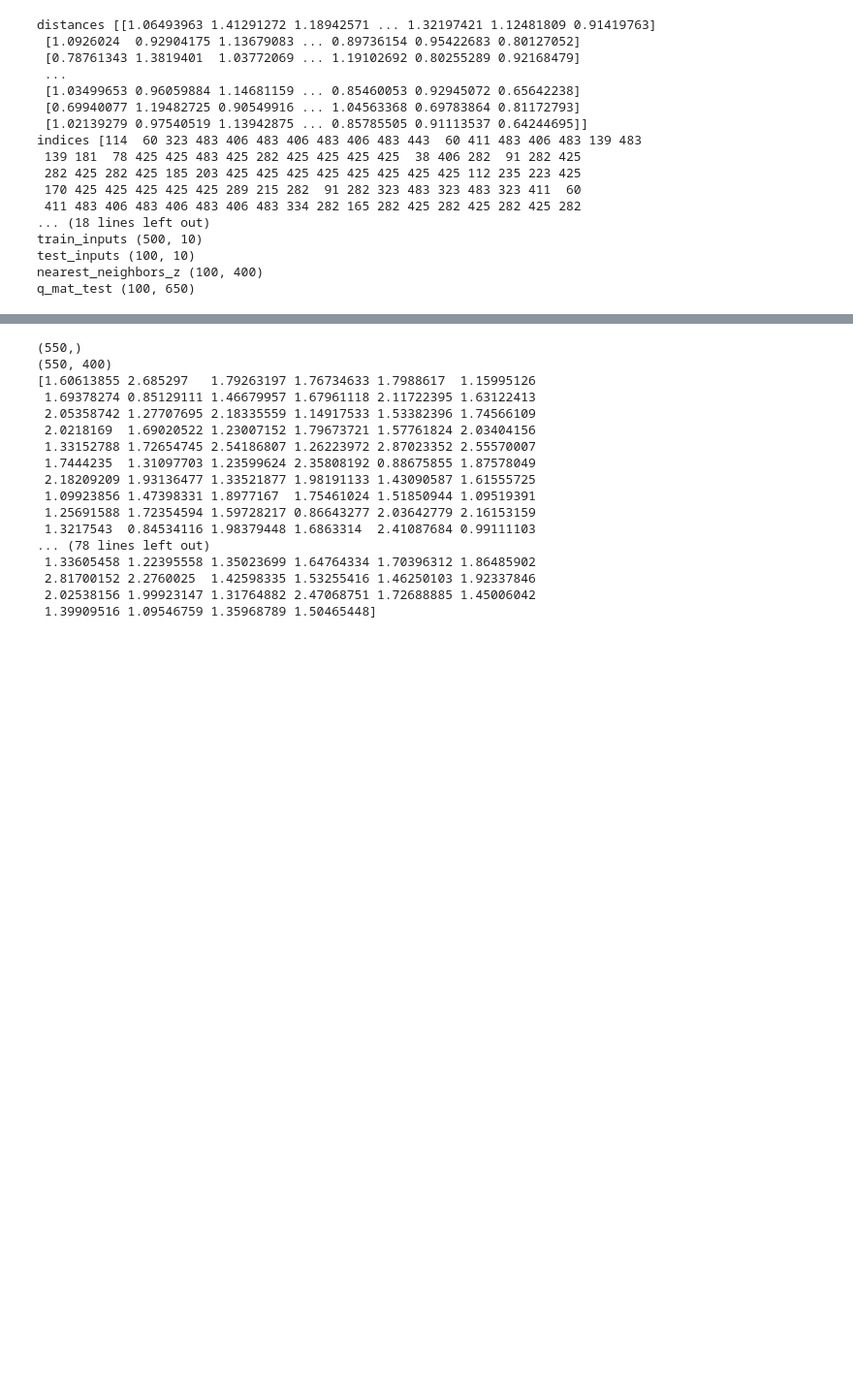
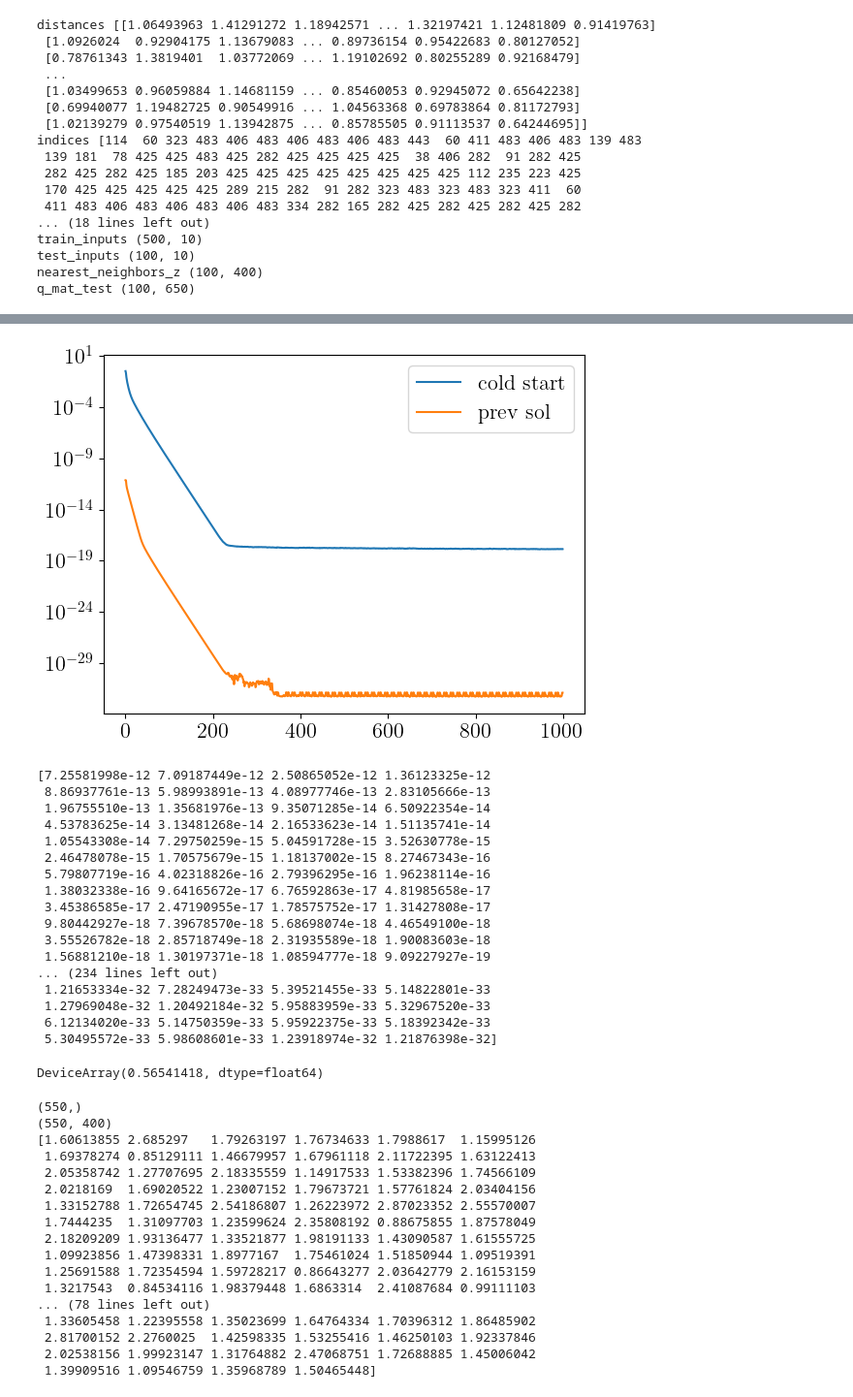
Before and after one commit to stellatogrp/l2ws, a Jupyter notebook: notebooks/mpc.ipynb, the cells around one changed output, grey strips where cells are left out. Shown at 97% size. Drawn from its saved outputs; the diff is of its cells as text; code cells hidden in the pictures; blank space fills up the shorter version.

```diff
--- a/notebooks/mpc.ipynb
+++ b/notebooks/mpc.ipynb
@@ -103,12 +117,14 @@ q_mat_test (100, 650)
 # %%
 # full evaluation on the test set with prev solution
 non_first_indices = jnp.mod(jnp.arange(N_test), num_traj) != 0
-non_last_indices = jnp.mod(jnp.arange(N_test), num_traj) != N_test.size - 1
-print('non_first_indices', non_first_indices.shape)
+non_last_indices = jnp.mod(jnp.arange(N_test), num_traj) != num_traj - 1
+# print(jnp.mod(jnp.arange(N_test), num_traj))
+print('non_first_indices', non_first_indices)
+print('non_last_indices', non_last_indices)
 q_mat_prev = q_mat_test[non_first_indices, :]
 prev_z = z_stars_test[non_last_indices, :]
 prev_sol_out = osqp_model.evaluate(k, prev_z,
                                     q_mat_prev, z_stars=None,
                                     fixed_ws=True, tag='test')
-prev_sol_losses = nn_eval_out[1][1].mean(axis=0)
+prev_sol_losses = prev_sol_out[1][1].mean(axis=0)
 # %% [output]
@@ -128,3 +154,36 @@ plt.show()
+# %%
+plt.plot(init_test_losses, label='cold start')
+plt.plot(prev_sol_losses, label='prev sol')
+# plt.plot(nn_losses, label='nearest neighbor')
+plt.yscale('log')
+plt.legend()
+plt.show()
+print(prev_sol_losses)
+# %% [output]
+[figure, added]
+[7.25581998e-12 7.09187449e-12 2.50865052e-12 1.36123325e-12
+ 8.86937761e-13 5.98993891e-13 4.08977746e-13 2.83105666e-13
+ 1.96755510e-13 1.35681976e-13 9.35071285e-14 6.50922354e-14
+ 4.53783625e-14 3.13481268e-14 2.16533623e-14 1.51135741e-14
+ 1.05543308e-14 7.29750259e-15 5.04591728e-15 3.52630778e-15
+ 2.46478078e-15 1.70575679e-15 1.18137002e-15 8.27467343e-16
+ 5.79807719e-16 4.02318826e-16 2.79396295e-16 1.96238114e-16
+ 1.38032338e-16 9.64165672e-17 6.76592863e-17 4.81985658e-17
+ 3.45386585e-17 2.47190955e-17 1.78575752e-17 1.31427808e-17
+ 9.80442927e-18 7.39678570e-18 5.68698074e-18 4.46549100e-18
+ 3.55526782e-18 2.85718749e-18 2.31935589e-18 1.90083603e-18
+ 1.56881210e-18 1.30197371e-18 1.08594777e-18 9.09227927e-19
+... (234 lines left out)
+ 1.21653334e-32 7.28249473e-33 5.39521455e-33 5.14822801e-33
+ 1.27969048e-32 1.20492184e-32 5.95883959e-33 5.32967520e-33
+ 6.12134020e-33 5.14750359e-33 5.95922375e-33 5.18392342e-33
+ 5.30495572e-33 5.98608601e-33 1.23918974e-32 1.21876398e-32]
+# %%
+# plt.plot(z_stars_test[0,:])
+# plt.plot(z_stars_test[1,:])
+z_stars_train.max()
+# %% [output]
+DeviceArray(0.56541418, dtype=float64)
 # %%
 dists = jnp.linalg.norm(z_stars, axis=1)
 print(dists.shape)
```
Also changed, not shown: parts of 4 cells of this notebook, 8 other files.
